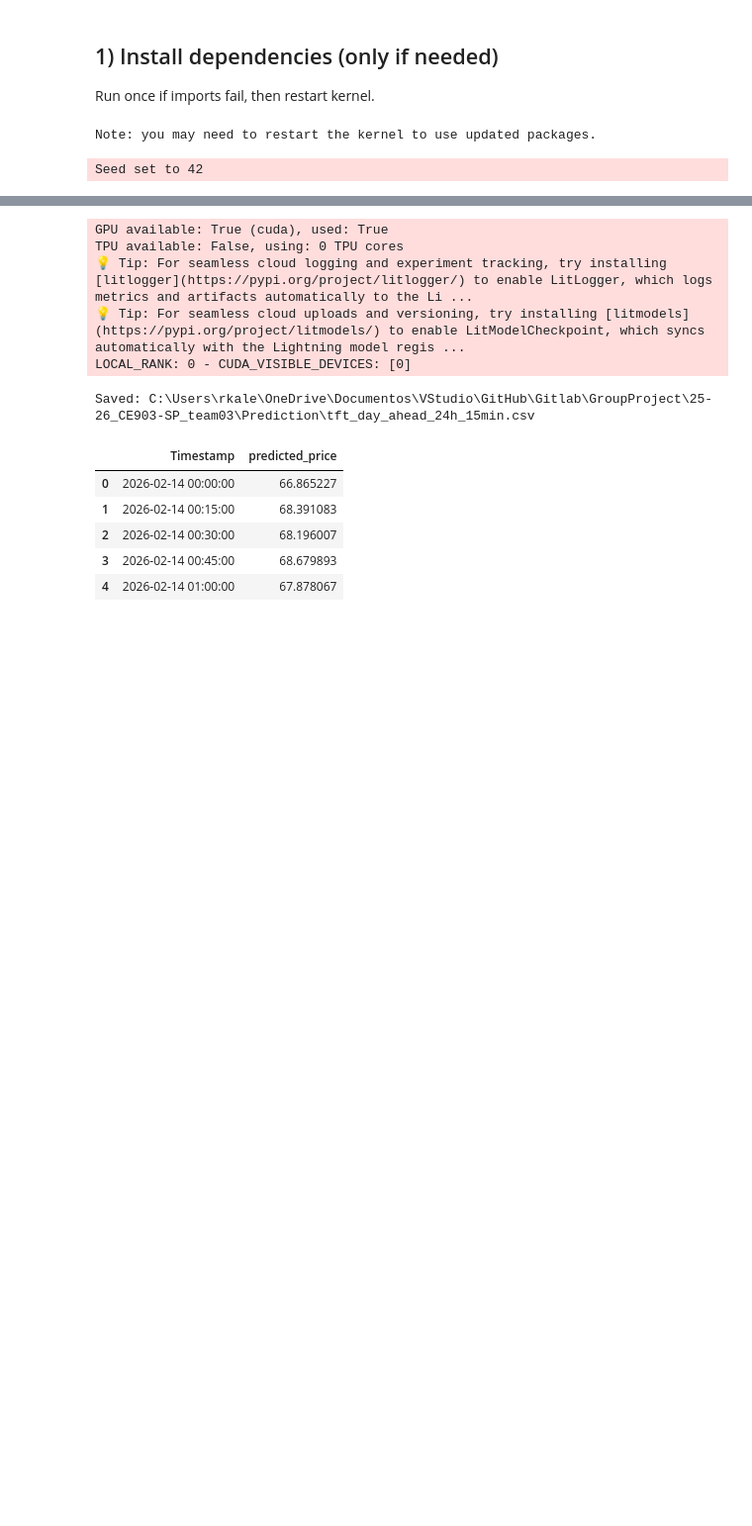
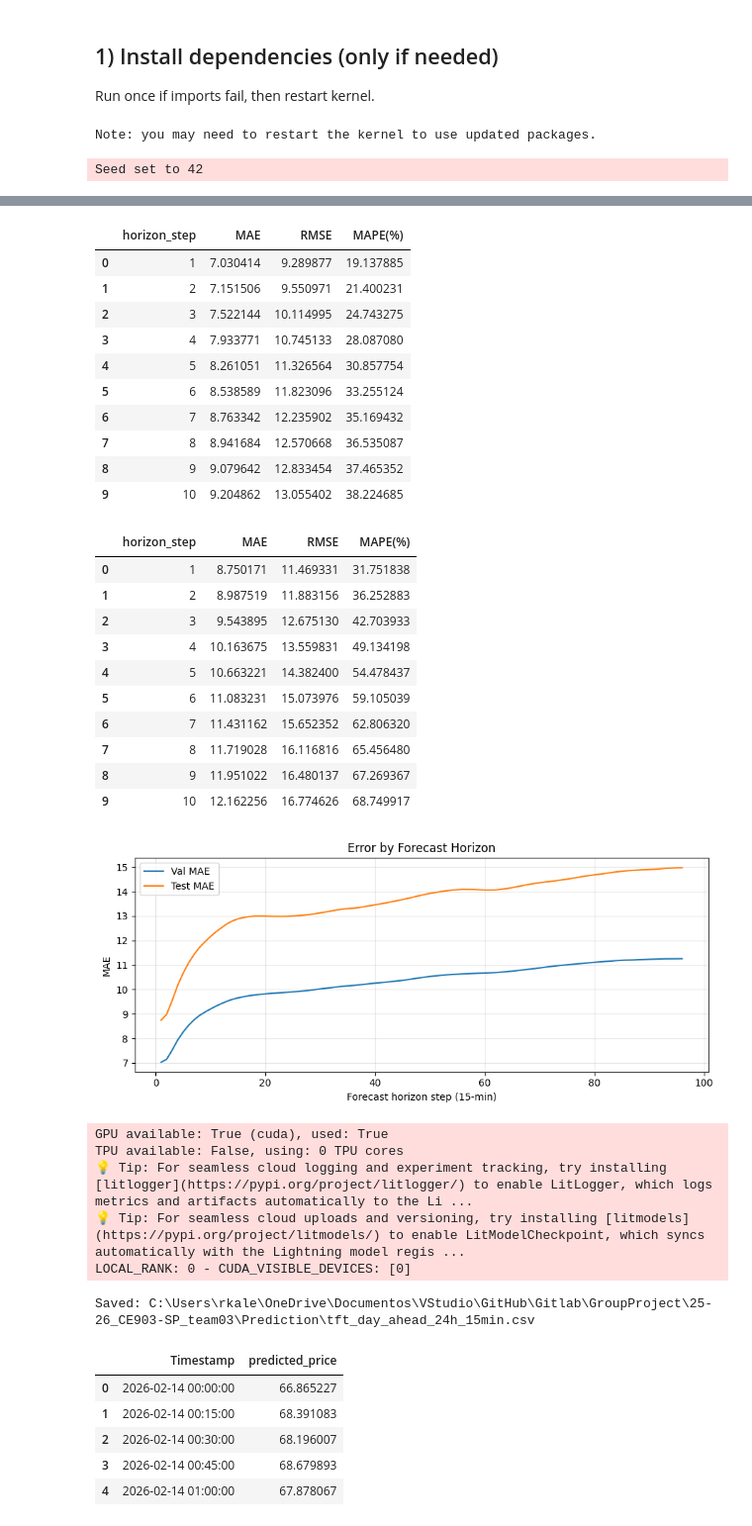
Before and after one commit to yasminejune/pv_bess_optimiser, a Jupyter notebook: src/ors/services/prediction/tft_day_ahead_15min_forecasting.ipynb, the cells around one changed output, grey strips where cells are left out. Shown at 99% size. Drawn from its saved outputs; the diff is of its cells as text; code cells hidden in the pictures; blank space fills up the shorter version.

```diff
--- a/src/ors/services/prediction/tft_day_ahead_15min_forecasting.ipynb
+++ b/src/ors/services/prediction/tft_day_ahead_15min_forecasting.ipynb
@@ -296,0 +471,50 @@ Test (96-step trajectories):
+# %%
+# Error drift by forecast horizon (1..96)
+def per_horizon_metrics(y_true: np.ndarray, y_pred: np.ndarray) -> pd.DataFrame:
+    rows = []
+    horizon_len = y_true.shape[1]
+    for h in range(horizon_len):
+        yt = y_true[:, h]
+        yp = y_pred[:, h]
+        mask = ~np.isnan(yt) & ~np.isnan(yp)
+        yt = yt[mask]
+        yp = yp[mask]
+        mae_h = float(np.mean(np.abs(yp - yt)))
+        rmse_h = float(np.sqrt(np.mean((yp - yt) ** 2)))
+        mape_h = float(np.mean(np.abs((yt - yp) / np.clip(np.abs(yt), 1e-6, None))) * 100)
+        rows.append({"horizon_step": h + 1, "MAE": mae_h, "RMSE": rmse_h, "MAPE(%)": mape_h})
+    return pd.DataFrame(rows)
+
+val_h = per_horizon_metrics(val_true, val_pred)
+test_h = per_horizon_metrics(test_true, test_pred)
+
+def trend_slope(df_h: pd.DataFrame, col: str) -> float:
+    x = df_h["horizon_step"].values.astype(float)
+    y = df_h[col].values.astype(float)
+    slope, _ = np.polyfit(x, y, 1)
+    return float(slope)
+
+print("Validation trend slopes (positive means worse over time):")
+print(f"  MAE slope: {trend_slope(val_h, 'MAE'):.6f}")
+print(f"  RMSE slope: {trend_slope(val_h, 'RMSE'):.6f}")
+print(f"  MAPE slope: {trend_slope(val_h, 'MAPE(%)'):.6f}")
+
+print("\nTest trend slopes (positive means worse over time):")
+print(f"  MAE slope: {trend_slope(test_h, 'MAE'):.6f}")
+print(f"  RMSE slope: {trend_slope(test_h, 'RMSE'):.6f}")
+print(f"  MAPE slope: {trend_slope(test_h, 'MAPE(%)'):.6f}")
+
+display(val_h.head(10))
+display(test_h.head(10))
+
+plt.figure(figsize=(9, 4))
+plt.plot(val_h["horizon_step"], val_h["MAE"], label="Val MAE")
+plt.plot(test_h["horizon_step"], test_h["MAE"], label="Test MAE")
+plt.xlabel("Forecast horizon step (15-min)")
+plt.ylabel("MAE")
+plt.title("Error by Forecast Horizon")
+plt.grid(alpha=0.3)
+plt.legend()
+plt.tight_layout()
+plt.show()
+# %% [output]
@@ -297,3 +530,26 @@ Test (96-step trajectories):
+|  | horizon_step | MAE | RMSE | MAPE(%) |
+| 0 | 1 | 7.030414 | 9.289877 | 19.137885 |
+| 1 | 2 | 7.151506 | 9.550971 | 21.400231 |
+| 2 | 3 | 7.522144 | 10.114995 | 24.743275 |
+| 3 | 4 | 7.933771 | 10.745133 | 28.087080 |
+| 4 | 5 | 8.261051 | 11.326564 | 30.857754 |
+| 5 | 6 | 8.538589 | 11.823096 | 33.255124 |
+| 6 | 7 | 8.763342 | 12.235902 | 35.169432 |
+| 7 | 8 | 8.941684 | 12.570668 | 36.535087 |
+| 8 | 9 | 9.079642 | 12.833454 | 37.465352 |
+| 9 | 10 | 9.204862 | 13.055402 | 38.224685 |
+|  | horizon_step | MAE | RMSE | MAPE(%) |
+| 0 | 1 | 8.750171 | 11.469331 | 31.751838 |
+| 1 | 2 | 8.987519 | 11.883156 | 36.252883 |
+| 2 | 3 | 9.543895 | 12.675130 | 42.703933 |
+| 3 | 4 | 10.163675 | 13.559831 | 49.134198 |
+| 4 | 5 | 10.663221 | 14.382400 | 54.478437 |
+| 5 | 6 | 11.083231 | 15.073976 | 59.105039 |
+| 6 | 7 | 11.431162 | 15.652352 | 62.806320 |
+| 7 | 8 | 11.719028 | 16.116816 | 65.456480 |
+| 8 | 9 | 11.951022 | 16.480137 | 67.269367 |
+| 9 | 10 | 12.162256 | 16.774626 | 68.749917 |
+[figure, added]
 # %%
 # Predict next 24h at 15-minute resolution (96 steps)
 predict_ds = TimeSeriesDataSet.from_dataset(training, df, predict=True, stop_randomization=True)
```
Also changed, not shown: parts of 11 cells of this notebook, 59 other files.
